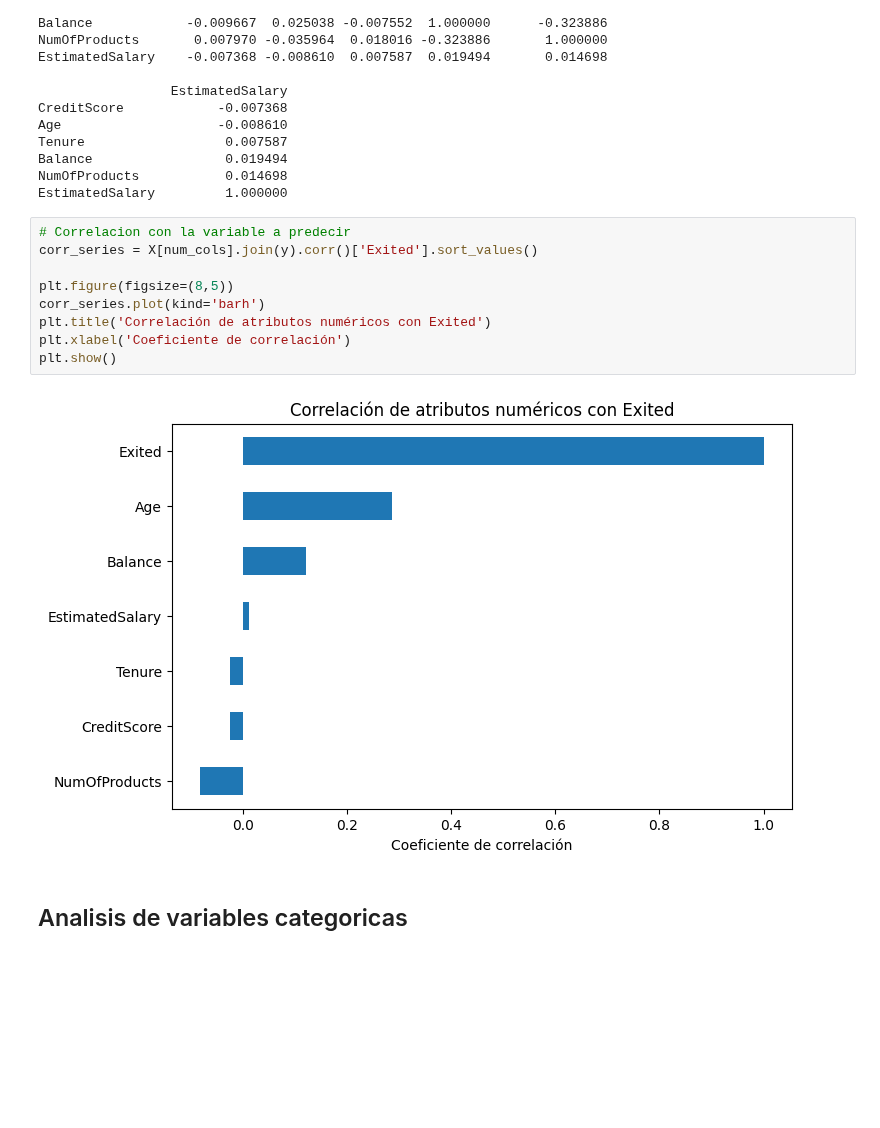
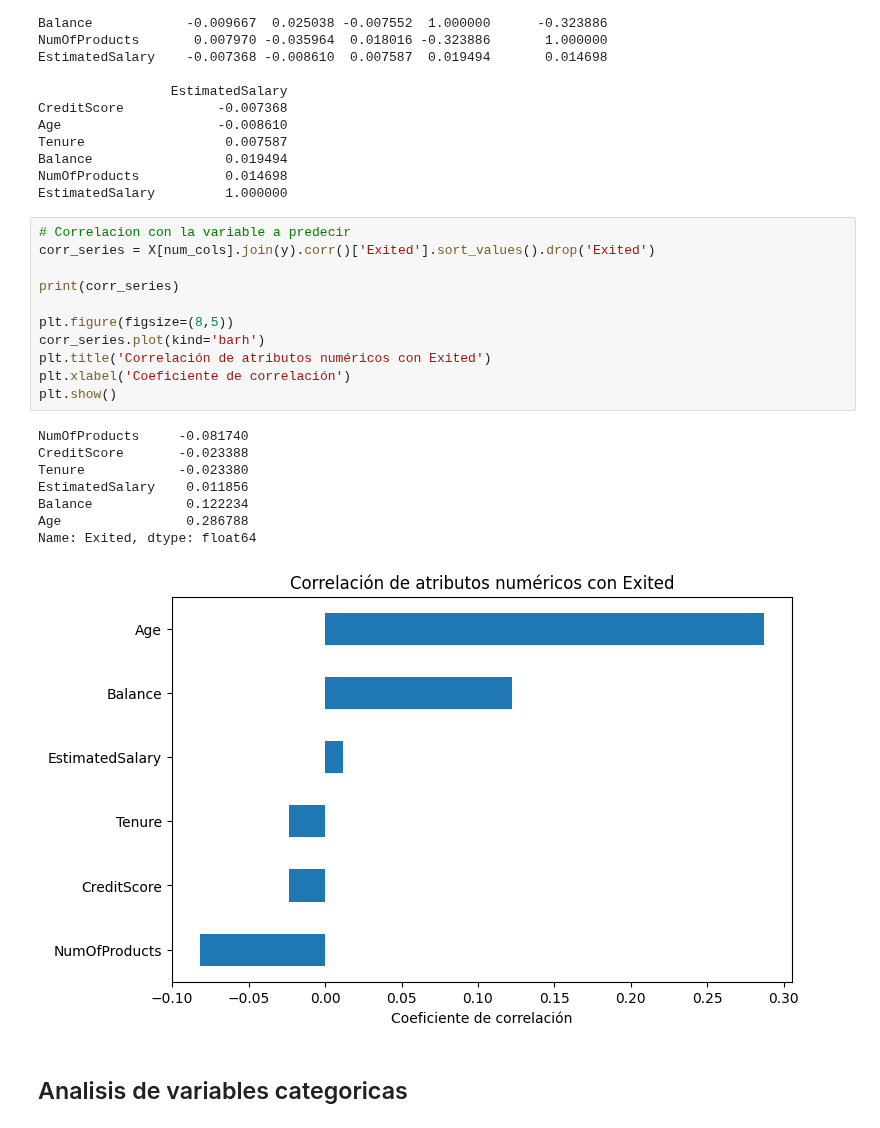
Before and after one commit to mayumar/Trabajo-Final-Ciencia-de-Datos, a Jupyter notebook: trabajo_final.ipynb, the cells around one changed output. Drawn from its saved outputs; the diff is of its cells as text; blank space fills up the shorter version.

```diff
--- a/trabajo_final.ipynb
+++ b/trabajo_final.ipynb
@@ -238,15 +241,24 @@ NumOfProducts           0.014698
 EstimatedSalary         1.000000
 # %%
 # Correlacion con la variable a predecir
-corr_series = X[num_cols].join(y).corr()['Exited'].sort_values()
+corr_series = X[num_cols].join(y).corr()['Exited'].sort_values().drop('Exited')
+
+print(corr_series)
 
 plt.figure(figsize=(8,5))
 corr_series.plot(kind='barh')
 plt.title('Correlación de atributos numéricos con Exited')
 plt.xlabel('Coeficiente de correlación')
 plt.show()
 # %% [output]
+NumOfProducts     -0.081740
+CreditScore       -0.023388
+Tenure            -0.023380
+EstimatedSalary    0.011856
+Balance            0.122234
+Age                0.286788
+Name: Exited, dtype: float64
-[figure, old version]
+[figure, new version]
 # %% [markdown]
 ## Analisis de variables categoricas
 # %%
```
Also changed, not shown: parts of 8 cells of this notebook, 8 other files.
